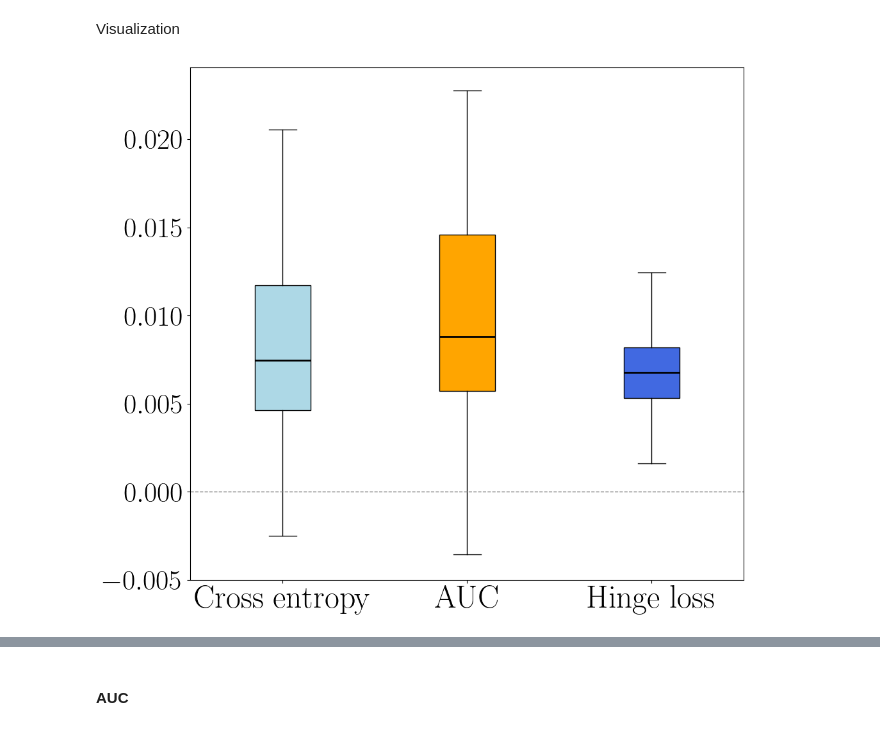
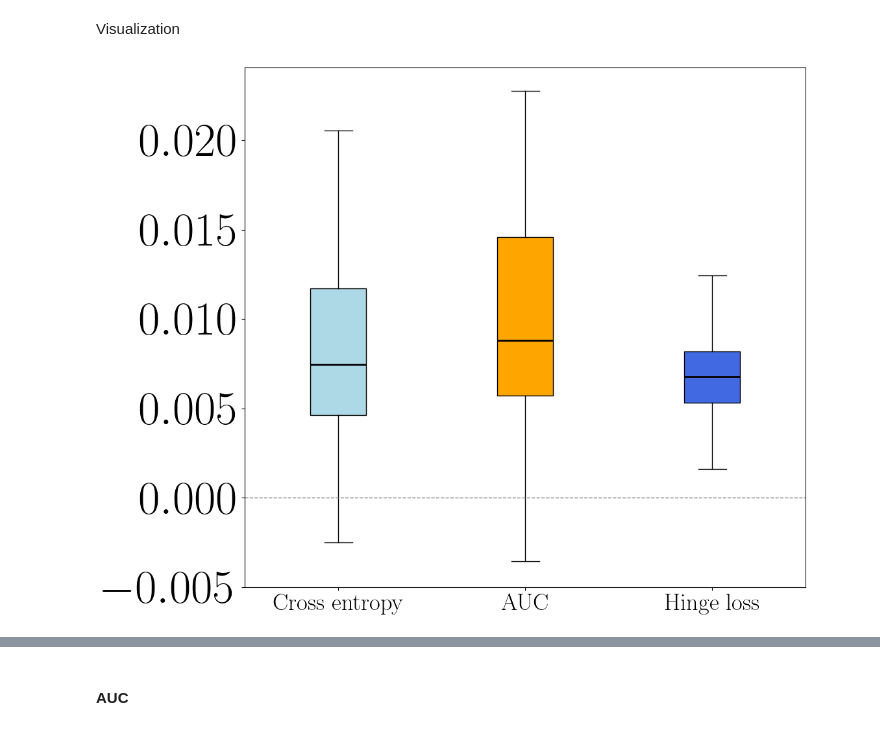
Before and after one commit to PinjunD/Statistical-ranking-with-dynamic-covariate, a Jupyter notebook: tennis.ipynb, the cells around one changed output, grey strips where cells are left out. Saved outputs shown, nothing was run; the diff lists cells and outputs as text; code cells hidden in the pictures.

```diff
--- a/tennis.ipynb
+++ b/tennis.ipynb
@@ -154,7 +154,7 @@ selected subset: (0, 1, 2, 4)
 # %% [markdown]
 PlusDC
 # %%
-u_plusDC,v_plusDC = algorithm.AM(T,X,n,
+u_plusDC,v_plusDC = algorithm.AM(T,X,n,d,
                 E=1e-4/N,Eu=1e-8,Ev=1e-12,
                 I=52,type = 'pair',detail=True)
 
@@ -531,36 +524,36 @@ legends = [
 D = []
 labels = []
 for key in Data:
     Loss = Data[key]
     if key == 'AUC':
         H = Loss[:,1]-Loss[:,0]
     else:
         H = Loss[:,0]-Loss[:,1]
     D.append(H)
     labels.append(key)
 D = np.array(D).T
 fig, ax = plt.subplots(figsize=(10.8, 10))
 colors = ['lightblue', 'orange', 'royalblue']
 bx = ax.boxplot(D, tick_labels=labels, patch_artist=True,medianprops={'linewidth': 2})
 ax.set_position([0.165, 0.125, 0.8, 0.8])
 for median in bx['medians']:
         median.set_color('black')
 for patch, color in zip(bx['boxes'], colors):
     patch.set_facecolor(color)
     patch.set_edgecolor('black')
 ax.tick_params(axis='y', which='both')
 
 legend_handles = [plt.Line2D([0], [0], color=color, lw=4, label=legend)
                   for color,legend in zip(colors,legends)]
 
 # 添加图例
 plt.axhline(0, color='grey', linewidth=1, linestyle='--')
-plt.xticks(size=sz)
-plt.yticks([-.005*(1-i) for i in range(6)],size=sz-4)
+plt.xticks(size=sz/4)
+plt.yticks([-.005*(1-i) for i in range(6)],size=sz/2)
 plt.savefig(image_path+f'Difference_metrics.pdf')
 plt.show()
 # %% [output]
-[figure, old version]
+[figure, new version]
 # %%
 for key in Data:
     save_name = key
```
Also changed, not shown: parts of 7 cells of this notebook, 24 other files.
